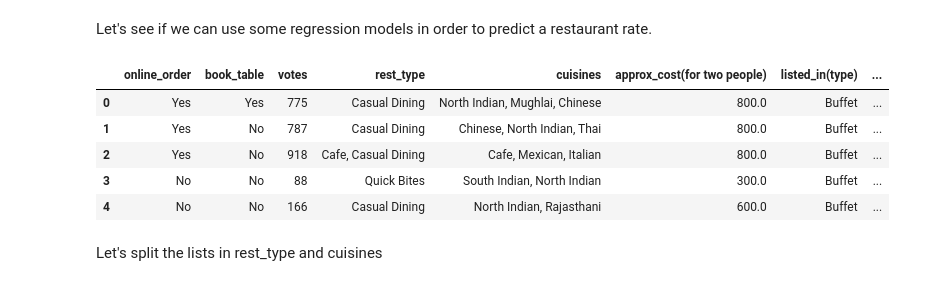
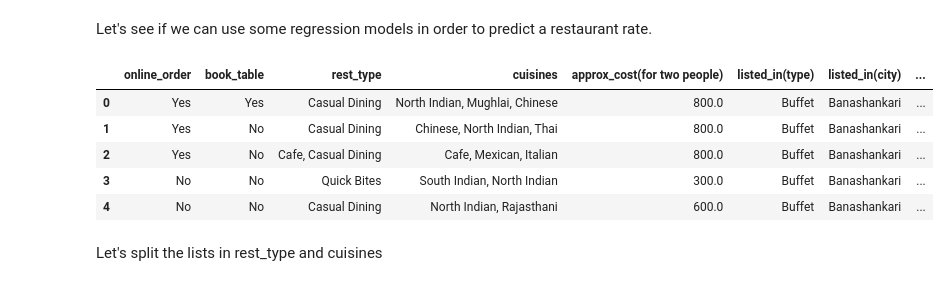
Before and after one commit to ricardoamferreira/ricardoamferreira.github.io, a Jupyter notebook: Notebooks/Zomato_Bangalore_Restaurants.ipynb, the cells around one changed output. Saved outputs shown, nothing was run; the diff lists cells and outputs as text; code cells hidden in the pictures.

```diff
--- a/Notebooks/Zomato_Bangalore_Restaurants.ipynb
+++ b/Notebooks/Zomato_Bangalore_Restaurants.ipynb
@@ -416,14 +417,15 @@ In this case, the ratings that stand out are the lower ones with the restaurants
 Let's see if we can use some regression models in order to predict a restaurant rate.
 # %%
 pred_df = df.copy()
+pred_df.drop(columns="votes", inplace=True)
 pred_df.head()
 # %% [output]
-|  | online_order | book_table | votes | rest_type | cuisines | approx_cost(for two people) | listed_in(type) | ... |
-| 0 | Yes | Yes | 775 | Casual Dining | North Indian, Mughlai, Chinese | 800.0 | Buffet | ... |
-| 1 | Yes | No | 787 | Casual Dining | Chinese, North Indian, Thai | 800.0 | Buffet | ... |
-| 2 | Yes | No | 918 | Cafe, Casual Dining | Cafe, Mexican, Italian | 800.0 | Buffet | ... |
-| 3 | No | No | 88 | Quick Bites | South Indian, North Indian | 300.0 | Buffet | ... |
-| 4 | No | No | 166 | Casual Dining | North Indian, Rajasthani | 600.0 | Buffet | ... |
+|  | online_order | book_table | rest_type | cuisines | approx_cost(for two people) | listed_in(type) | listed_in(city) | ... |
+| 0 | Yes | Yes | Casual Dining | North Indian, Mughlai, Chinese | 800.0 | Buffet | Banashankari | ... |
+| 1 | Yes | No | Casual Dining | Chinese, North Indian, Thai | 800.0 | Buffet | Banashankari | ... |
+| 2 | Yes | No | Cafe, Casual Dining | Cafe, Mexican, Italian | 800.0 | Buffet | Banashankari | ... |
+| 3 | No | No | Quick Bites | South Indian, North Indian | 300.0 | Buffet | Banashankari | ... |
+| 4 | No | No | Casual Dining | North Indian, Rajasthani | 600.0 | Buffet | Banashankari | ... |
 # %% [markdown]
 Let's split the lists in rest_type and cuisines
 # %%
```
Also changed, not shown: parts of 21 cells of this notebook.
